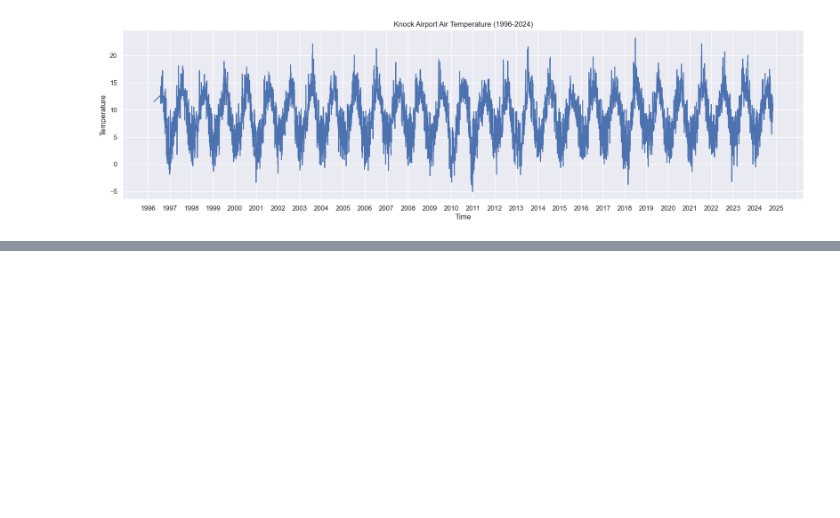
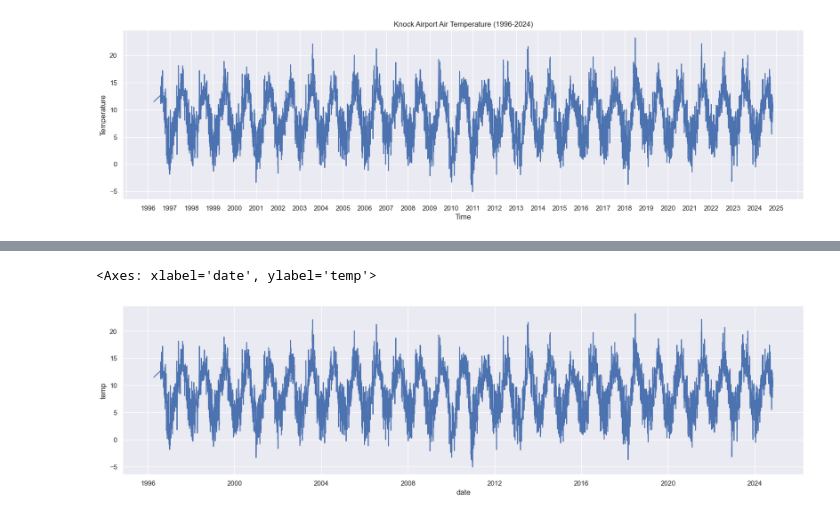
Before and after one commit to NiallRussell/PDFA-assignments, a Jupyter notebook: assignment_6_weather.ipynb, the cells around one changed output, grey strips where cells are left out. Drawn from its saved outputs; the diff is of its cells as text; code cells hidden in the pictures; blank space fills up the shorter version.

Commit message:
mean temperature plot

```diff
--- a/assignment_6_weather.ipynb
+++ b/assignment_6_weather.ipynb
@@ -89,0 +100,3 @@ plt.show()
+# %%
+df.set_index("date", inplace = True)
+df.head(5)
@@ -89,0 +112,4 @@ plt.show()
+# %%
+meantempdaily = df["temp"].resample("D").mean()
+meantempdaily.dropna(inplace=True)
+meantempdaily
@@ -89,0 +130,5 @@ plt.show()
+# %%
+sns.lineplot(data = meantempdaily, errorbar = None)
+# %% [output]
+<Axes: xlabel='date', ylabel='temp'>
+[figure, added]
```
Also changed, not shown: parts of 3 cells of this notebook.
